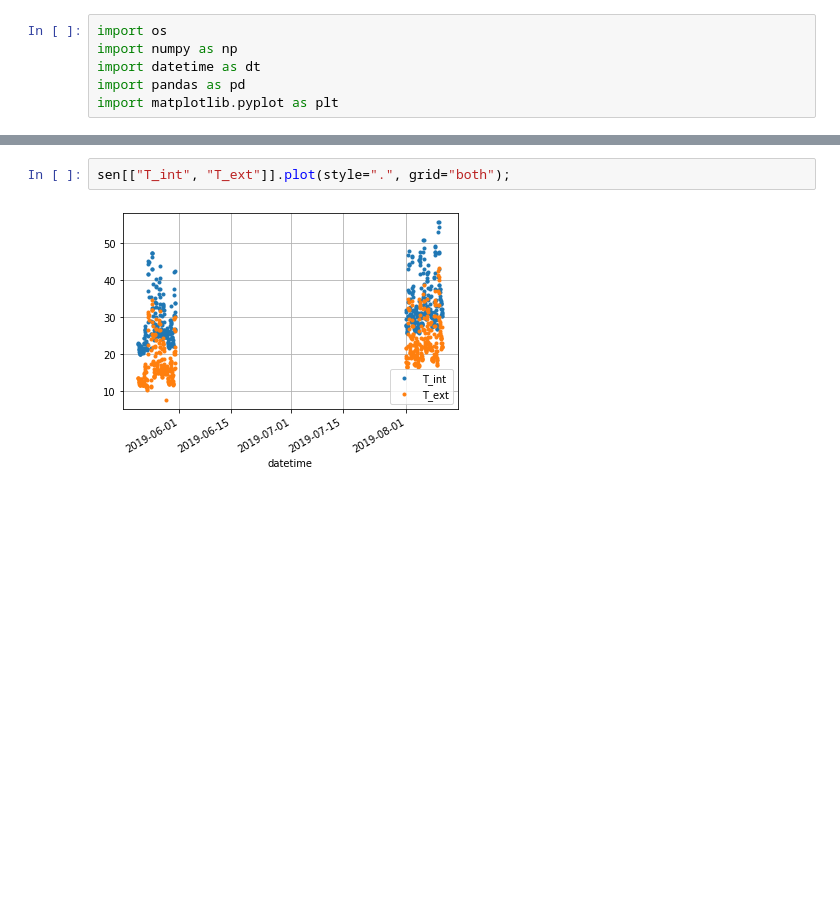
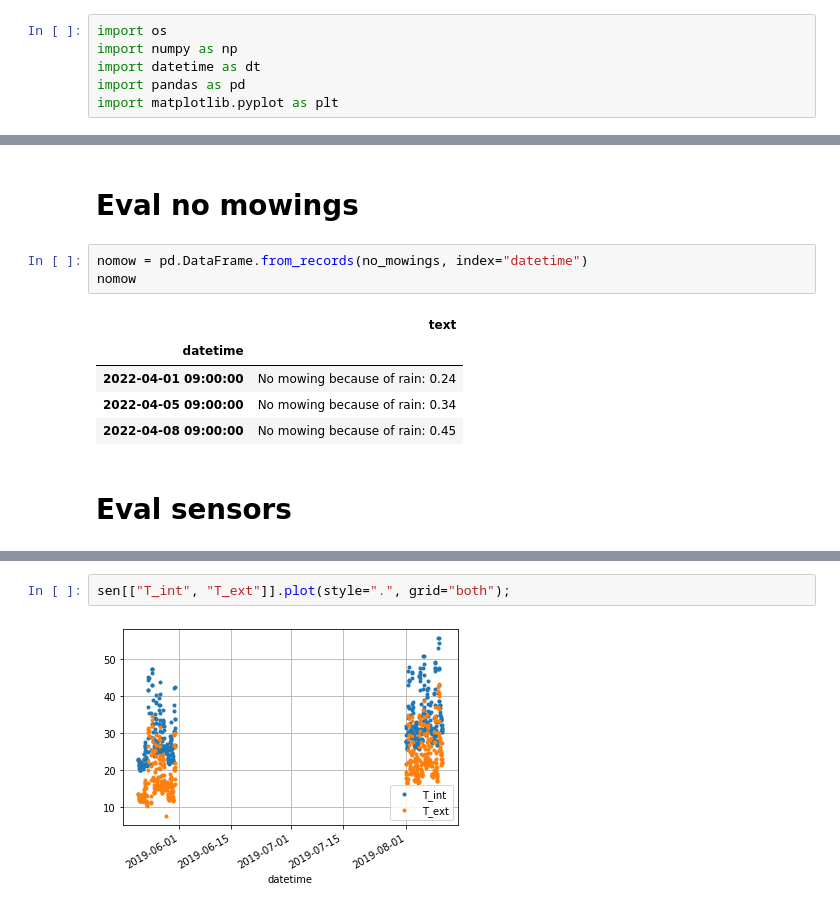
Before and after one commit to munich-ml/raspi_garden, a Jupyter notebook: logfiles/eval.ipynb, the cells around one changed output, grey strips where cells are left out. Cells and saved outputs as stored; diff of their text form; blank space fills up the shorter version.

```diff
--- a/logfiles/eval.ipynb
+++ b/logfiles/eval.ipynb
@@ -31 +77,14 @@ for line in lines:
+# %% [markdown]
+# Eval no mowings
+# %%
+nomow = pd.DataFrame.from_records(no_mowings, index="datetime")
+nomow
+# %% [output]
+|  | text |
+| datetime |  |
+| 2022-04-01 09:00:00 | No mowing because of rain: 0.24 |
+| 2022-04-05 09:00:00 | No mowing because of rain: 0.34 |
+| 2022-04-08 09:00:00 | No mowing because of rain: 0.45 |
+# %% [markdown]
+# Eval sensors
 # %%
```
Also changed, not shown: parts of 9 cells of this notebook.
